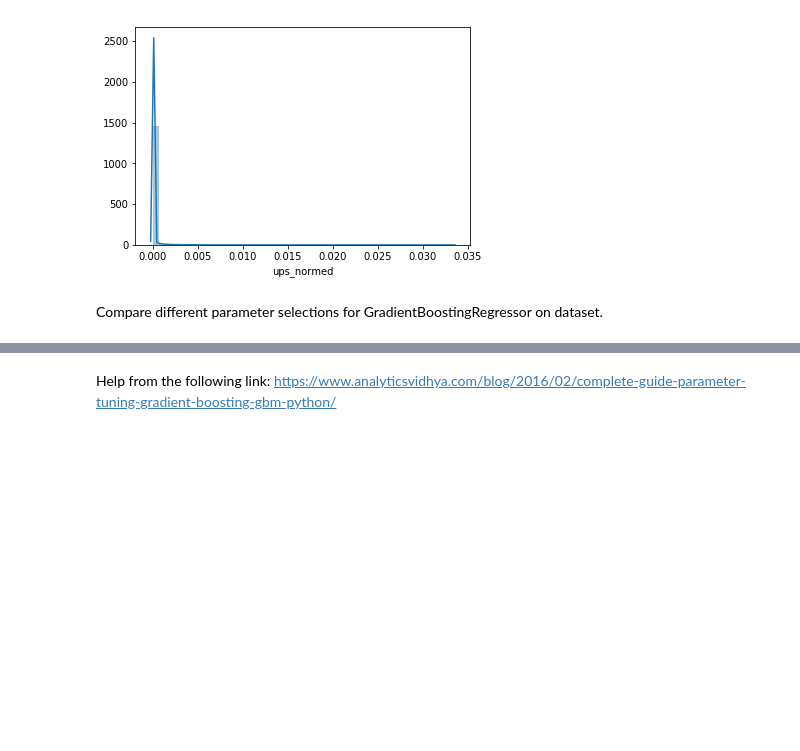
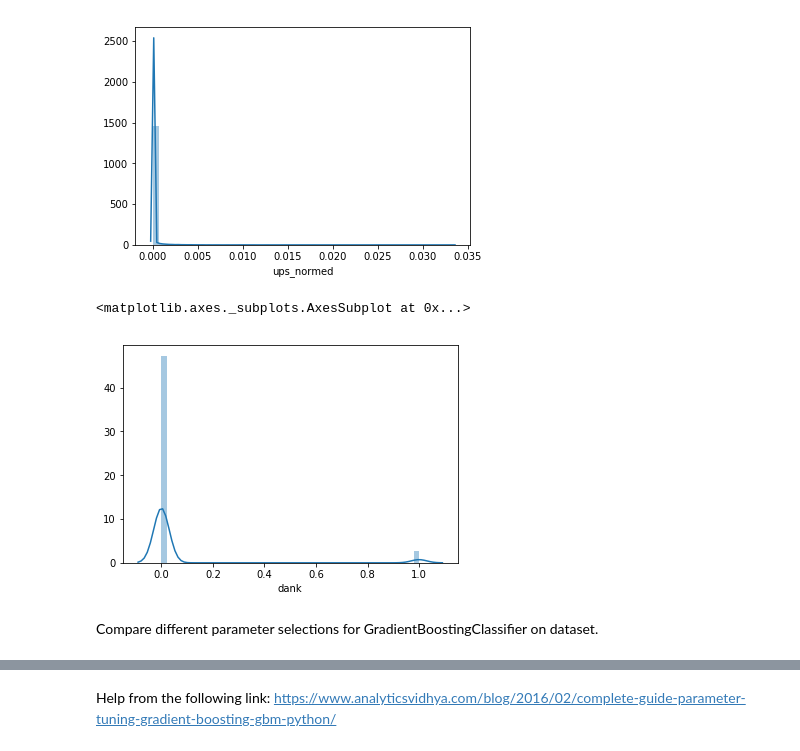
Before and after one commit to TiernonRR/Dank_AIT, a Jupyter notebook: Untitled Folder/Boosting.ipynb, the cells around one changed output, grey strips where cells are left out. Drawn from its saved outputs; the diff is of its cells as text; code cells hidden in the pictures; blank space fills up the shorter version.

```diff
--- a/Untitled Folder/Boosting.ipynb
+++ b/Untitled Folder/Boosting.ipynb
@@ -11,3 +25,9 @@ dank_data = pd.read_json("../image_analysis/dank_cleaned2.json")
+# %%
+words_count
+top_ten = list({k: v for k, v in sorted(words_count.items(), key = lambda item: item[1], reverse=True)}.keys())[0:10]
+# %%
+for w in top_ten:
+    dank_data[w] = pd.Series(np.zeros(24115, dtype=int))
 # %%
 dank_data
 # %% [output]
@@ -119,2 +119,0 @@ Convert processed words column to TF-IDF vector to gain understanding of the wor
-# %%
-dank_data = dank_data.drop(columns=['processed_words'])
@@ -124,9 +155,14 @@ sns.distplot(dank_data["ups_normed"])
 <matplotlib.axes._subplots.AxesSubplot at 0x...>
 [figure]
 # %%
-# def threshold(x):
-#     if x['ups_normed'] < 0.0004: return 0
-#     else: return 1
+def threshold(x):
+    if x['ups_normed'] < 0.00005: return 0
+    else: return 1
 
-# dank_data['dank'] = dank_data.apply(threshold, axis=1)
+dank_data['dank'] = dank_data.apply(threshold, axis=1)
+# %%
+sns.distplot(dank_data["dank"])
+# %% [output]
+<matplotlib.axes._subplots.AxesSubplot at 0x...>
+[figure, added]
 # %%
@@ -138,5 +174,5 @@ X, y = dank_data.drop(columns=["ups_normed"]), dank_data["ups_normed"]
 X_train, X_test, y_train, y_test = train_test_split(X, y, test_size=0.33, random_state=42)
 # %% [markdown]
-Compare different parameter selections for GradientBoostingRegressor on dataset.
+Compare different parameter selections for GradientBoostingClassifier on dataset.
 # %%
 def make_model_and_score(loss, learning_rate, n_estimators, subsample, criterion, max_depth, random_state, verbose, validation_fraction):
```
Also changed, not shown: parts of 48 cells of this notebook.
